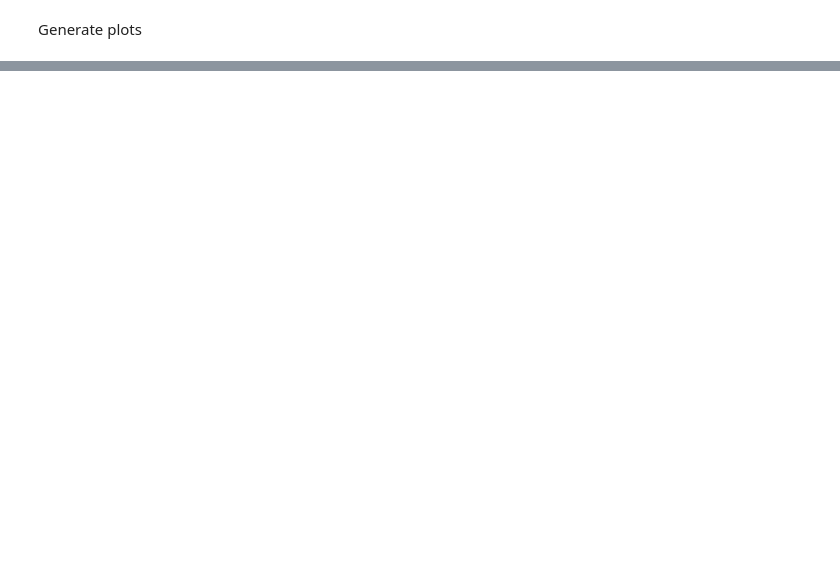
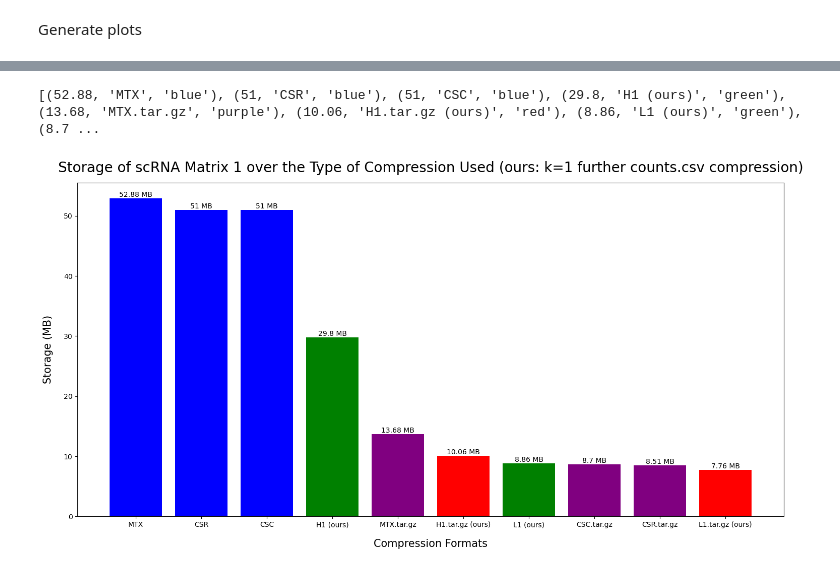
Before and after one commit to Neko-23/scRNA_Compression, a Jupyter notebook: compression_pipeline.ipynb, the cells around one changed output, grey strips where cells are left out. Saved outputs shown, nothing was run; the diff lists cells and outputs as text; code cells hidden in the pictures; blank space fills up the shorter version.

```diff
--- a/compression_pipeline.ipynb
+++ b/compression_pipeline.ipynb
@@ -218,0 +241,45 @@ plt.show()
+# %%
+directory_extension = '_count_extension'
+
+storage_data = []
+storage_data.append((get_size(out_path + '/high_level_compress' + directory_extension), 'H'+str(k)+' (ours)', 'green'))
+storage_data.append((round(os.path.getsize(out_path + '/high_level_compress'+ directory_extension + '.tar.gz')/1000000,2), 'H'+str(k)+'.tar.gz (ours)', 'red'))
+storage_data.append((get_size(out_path + '/low_level_compress' + directory_extension), 'L'+str(k)+' (ours)', 'green'))
+storage_data.append((round(os.path.getsize(out_path + '/low_level_compress' + directory_extension + '.tar.gz')/1000000,2), 'L'+str(k)+'.tar.gz (ours)', 'red'))
+storage_data.append((round(get_size('data/sample'+str(sample)+'/csc_nozip')), 'CSC', 'blue'))
+storage_data.append((round(os.path.getsize('data/sample'+str(sample)+'/csc.npz')/1000000,2), 'CSC.tar.gz', 'purple'))
+storage_data.append((round(get_size('data/sample'+str(sample)+'/csr_nozip')), 'CSR', 'blue'))
+storage_data.append((round(os.path.getsize('data/sample'+str(sample)+'/csr.npz')/1000000,2), 'CSR.tar.gz', 'purple'))
+storage_data.append((round(os.path.getsize('data/sample'+str(sample)+'/matrix.mtx')/1000000,2), 'MTX', 'blue'))
+storage_data.append((round(os.path.getsize('data/sample'+str(sample)+'/matrix.tar.gz')/1000000,2), 'MTX.tar.gz', 'purple'))
+
+storage_data.sort(reverse=True)
+categories = [x[1] for x in storage_data]
+values = [x[0] for x in storage_data]
+colors = [x[2] for x in storage_data]
+print(storage_data)
+
+# Create the bar chart
+plt.figure(figsize=(15, 8))
+plt.bar(categories, values, color = colors)
+
+# Add values on top of bars
+for i in range(len(categories)):
+    plt.text(i, values[i], str(values[i]) + ' MB', ha='center', va='bottom')
+
+# Add labels and title
+plt.xlabel('Compression Formats', fontsize=15, labelpad=15)
+plt.ylabel('Storage (MB)', fontsize=15, labelpad=15)
+plt.title('Storage of scRNA Matrix '+str(sample)+' over the Type of Compression Used (ours: k='+str(k)+' further counts.csv compression)', fontsize=20, pad=15)
+
+# Adjust layout to prevent labels from overlapping
+plt.tight_layout()
+
+# Save the fig
+plt.savefig(out_path + '/storage_comparisons_counts_extended.png', dpi=300, bbox_inches='tight')
+
+# Display the chart
+plt.show()
+# %% [output]
+[(52.88, 'MTX', 'blue'), (51, 'CSR', 'blue'), (51, 'CSC', 'blue'), (29.8, 'H1 (ours)', 'green'), (13.68, 'MTX.tar.gz', 'purple'), (10.06, 'H1.tar.gz (ours)', 'red'), (8.86, 'L1 (ours)', 'green'), (8.7 ...
+[figure, added]
```
Also changed, not shown: parts of 7 cells of this notebook, 9 other files.
